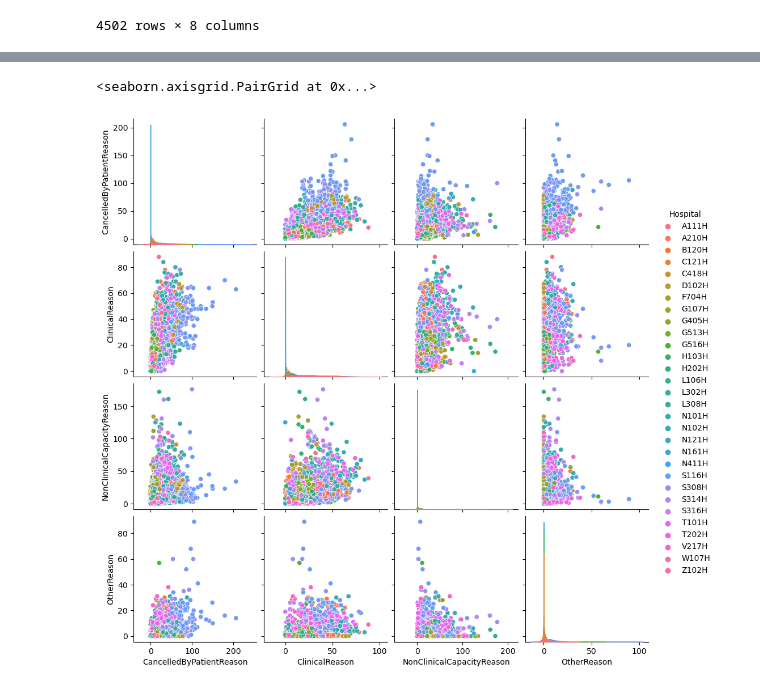
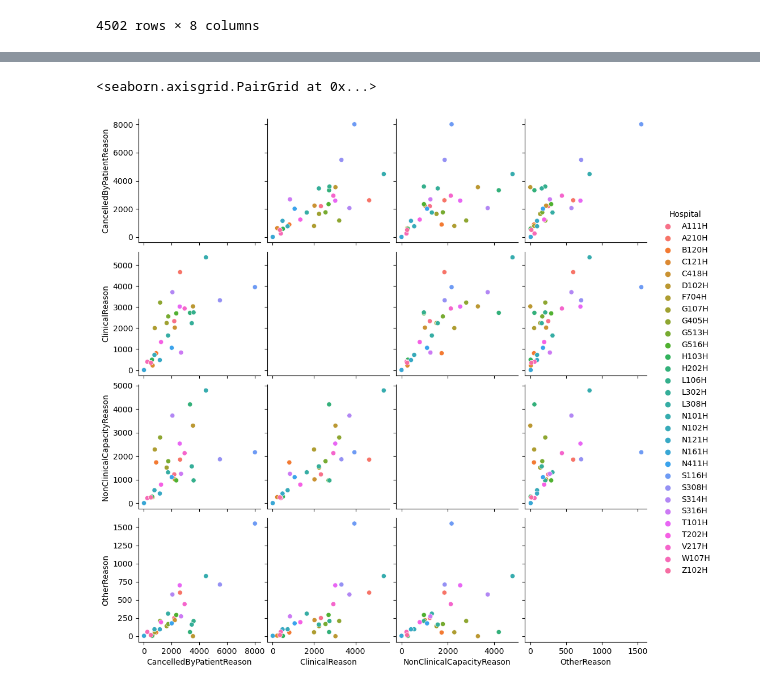
Before and after one commit to brianej/fdscw3, a Jupyter notebook: q3.ipynb, the cells around one changed output, grey strips where cells are left out. Cells and saved outputs as stored; diff of their text form; code cells hidden in the pictures.

```diff
--- a/q3.ipynb
+++ b/q3.ipynb
@@ -80,6 +80,8 @@ cancellations_hospital_considered = cancellations_hospital[cancellations_hospita
 cancellations_hospital_considered.Hospital.value_counts()
 print(len(cancellations_hospital_considered.Hospital.value_counts()))
 # there are 49 hospitals in the original data but only hospitals with complete data are considered so there are now only 30 hospitals
-# some of them
+cancellations_hospital_clean = cancellations_hospital_considered.groupby(["Hospital"]).sum().reset_index()
+cancellations_hospital_clean_hos = cancellations_hospital_considered.groupby(["Hospital"]).sum()
+cancellations_hospital_clean
 # %% [output]
 30
@@ -86,5 +126,6 @@ print(len(cancellations_hospital_considered.Hospital.value_counts()))
 # %%
-sns.pairplot(data=cancellations_hospital_considered[["Hospital","CancelledByPatientReason","ClinicalReason","NonClinicalCapacityReason","OtherReason"]],hue="Hospital")
+cancellations_hospital_clean = cancellations_hospital_clean[["Hospital","CancelledByPatientReason","ClinicalReason","NonClinicalCapacityReason","OtherReason"]]
+sns.pairplot(data=cancellations_hospital_clean, hue="Hospital")
 # %% [output]
 <seaborn.axisgrid.PairGrid at 0x...>
-[figure, old version]
+[figure, new version]
```
Also changed, not shown: parts of 4 cells of this notebook.
